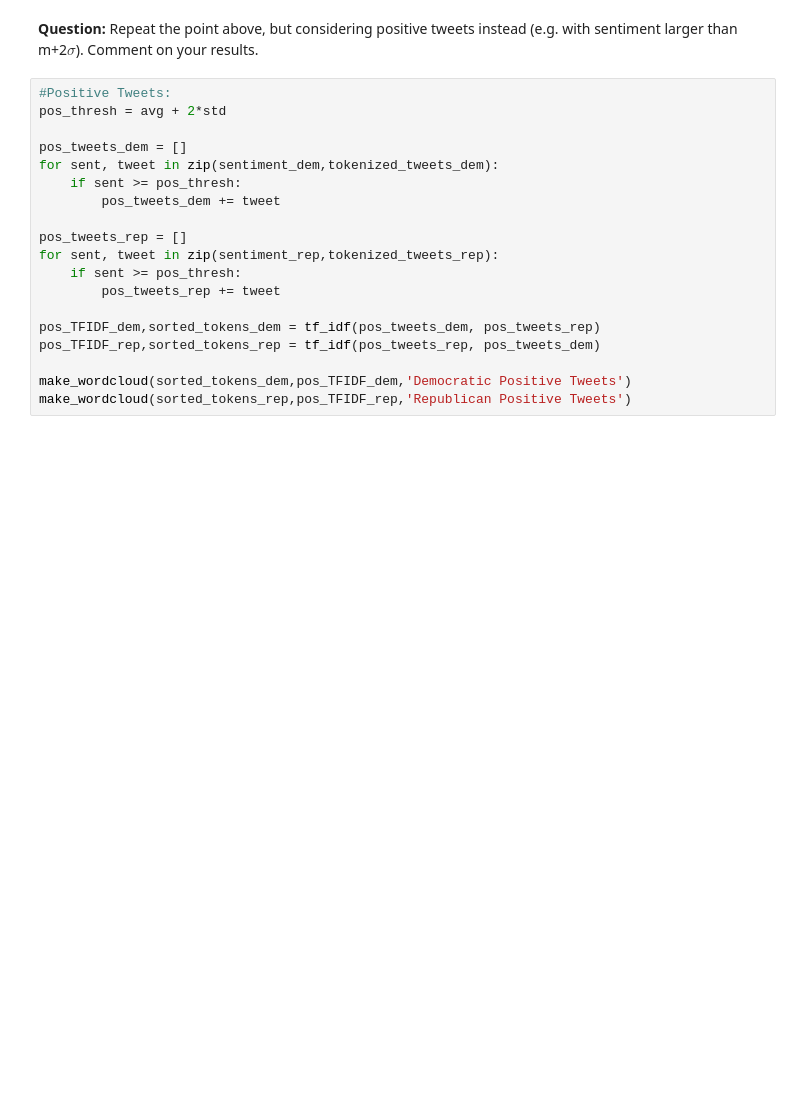
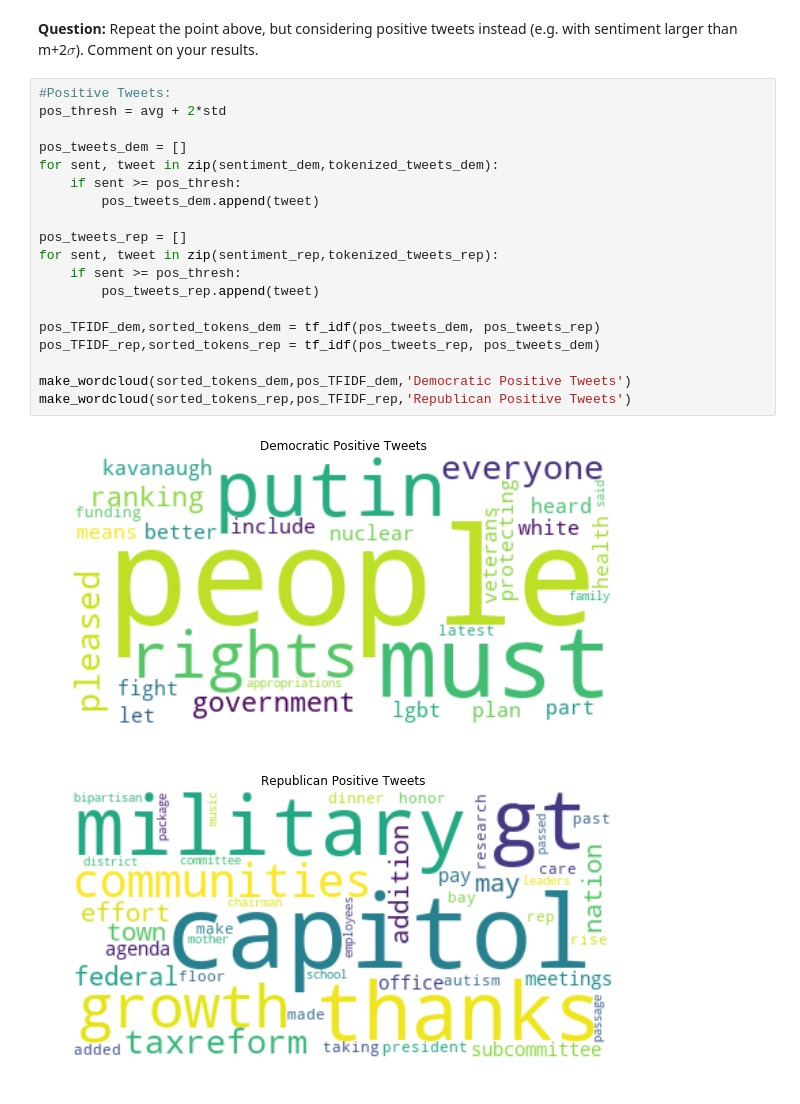
Before and after one commit to thomasnilsson/02805-social-graphs-2018, a Jupyter notebook: assignment2/Social_Graphs_Assignment_2.ipynb, the cells around one changed output. Drawn from its saved outputs; the diff is of its cells as text; blank space fills up the shorter version.

```diff
--- a/assignment2/Social_Graphs_Assignment_2.ipynb
+++ b/assignment2/Social_Graphs_Assignment_2.ipynb
@@ -636,19 +633,22 @@ make_wordcloud(sorted_tokens_rep,neg_TFIDF_rep,'Republican Negative Tweets')
 # %%
 #Positive Tweets:
 pos_thresh = avg + 2*std
 
 pos_tweets_dem = []
 for sent, tweet in zip(sentiment_dem,tokenized_tweets_dem):
     if sent >= pos_thresh:
-        pos_tweets_dem += tweet
+        pos_tweets_dem.append(tweet)
 
 pos_tweets_rep = []
 for sent, tweet in zip(sentiment_rep,tokenized_tweets_rep):
     if sent >= pos_thresh:
-        pos_tweets_rep += tweet
+        pos_tweets_rep.append(tweet)
 
 pos_TFIDF_dem,sorted_tokens_dem = tf_idf(pos_tweets_dem, pos_tweets_rep)
 pos_TFIDF_rep,sorted_tokens_rep = tf_idf(pos_tweets_rep, pos_tweets_dem)
 
 make_wordcloud(sorted_tokens_dem,pos_TFIDF_dem,'Democratic Positive Tweets')
 make_wordcloud(sorted_tokens_rep,pos_TFIDF_rep,'Republican Positive Tweets')
+# %% [output]
+[figure, added]
+[figure, added]
```
Also changed, not shown: parts of 20 cells of this notebook, 3 other files.
